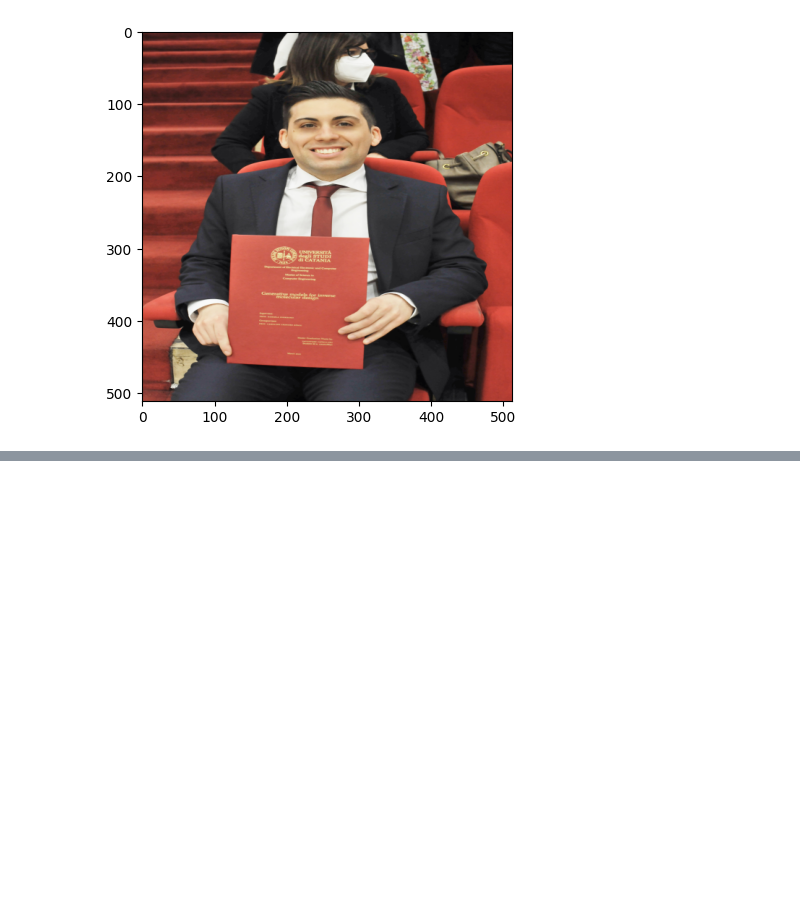
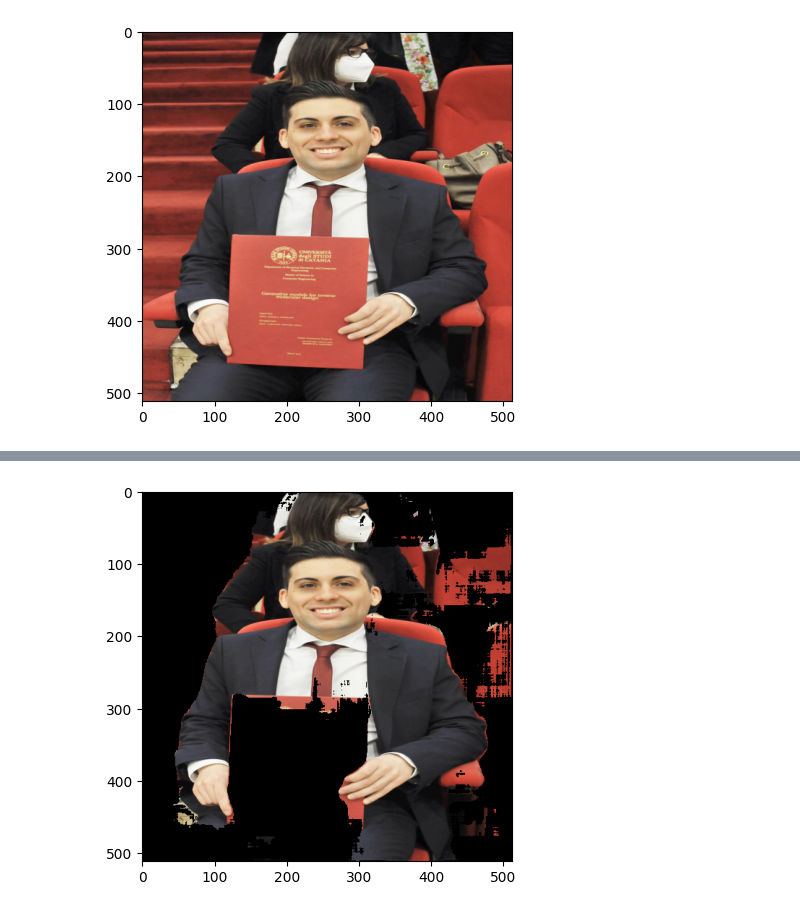
Before and after one commit to salvo96/BackgroundRemover, a Jupyter notebook: BackgroundRemover.ipynb, the cells around one changed output, grey strips where cells are left out. Cells and saved outputs as stored; diff of their text form; code cells hidden in the pictures; blank space fills up the shorter version.

```diff
--- a/BackgroundRemover.ipynb
+++ b/BackgroundRemover.ipynb
@@ -340,0 +320,6 @@ array([[[0.99959844],
+# %%
+img[thresh1 == 0] = 0
+plt.imshow(img)
+plt.show()
+# %% [output]
+[figure, added]
```
Also changed, not shown: parts of 14 cells of this notebook.
